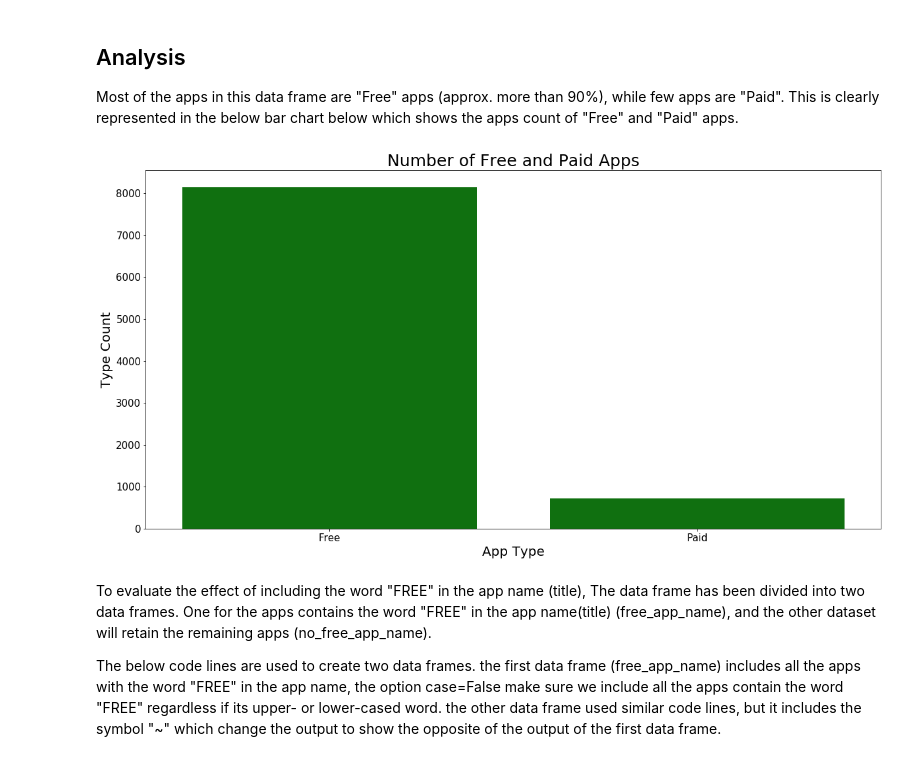
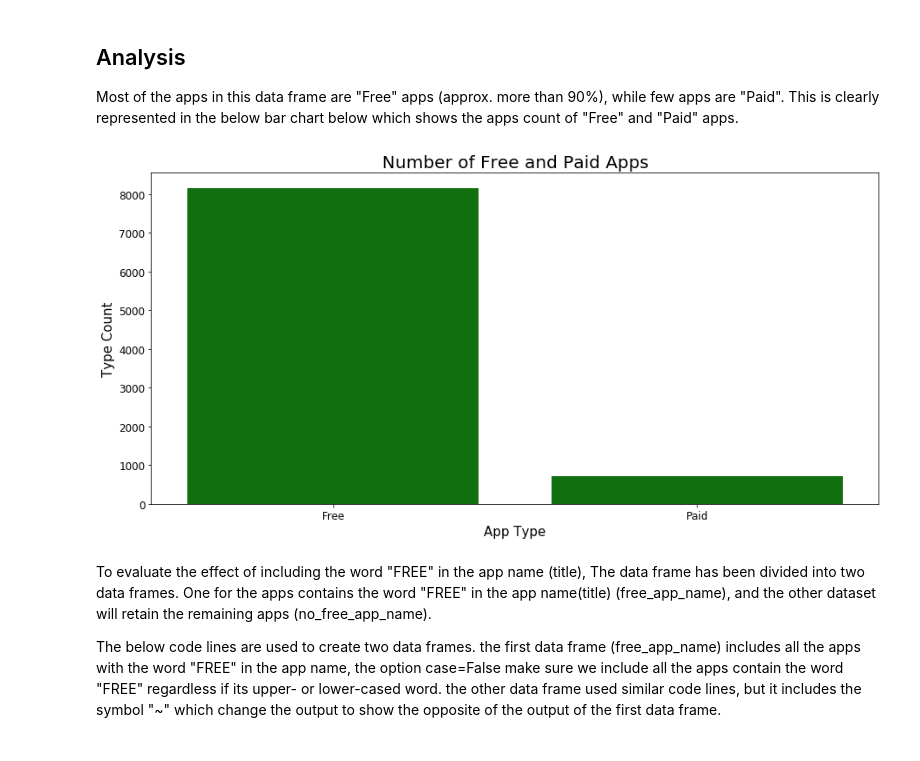
Before and after one commit to romer1979/Google_Play_store, a Jupyter notebook: capestone_project_I.ipynb, the cells around one changed output. Drawn from its saved outputs; the diff is of its cells as text; code cells hidden in the pictures.

```diff
--- a/capestone_project_I.ipynb
+++ b/capestone_project_I.ipynb
@@ -268,14 +268,14 @@ Q3) Do the users provide more feedback through "Reviews" for the apps with the "
 
 Most of the apps in this data frame are "Free" apps (approx. more than 90%), while few apps are "Paid". This is clearly represented in the below bar chart below which shows the apps count of "Free" and "Paid" apps.
 # %%
-plt.figure(figsize=(20,10))
+plt.figure(figsize=(15,7))
 rating_count = sns.countplot(x="Type", data=play_store, color= 'green')
-rating_count.axes.set_title("Number of Free and Paid Apps" ,fontsize=25)
-rating_count.set_xlabel("App Type",fontsize=20)
-rating_count.set_ylabel("Type Count",fontsize=20)
-rating_count.tick_params(labelsize=15)
+rating_count.axes.set_title("Number of Free and Paid Apps" ,fontsize=20)
+rating_count.set_xlabel("App Type",fontsize=15)
+rating_count.set_ylabel("Type Count",fontsize=15)
+rating_count.tick_params(labelsize=12)
 # %% [output]
-[figure, old version]
+[figure, new version]
 # %% [markdown]
 To evaluate the effect of including the word "FREE" in the app name (title), The data frame has been divided into two data frames. One for the apps contains the word "FREE" in the app name(title) (free_app_name), and the other dataset will retain the remaining apps (no_free_app_name).
 
```
Also changed, not shown: parts of 12 cells of this notebook.
